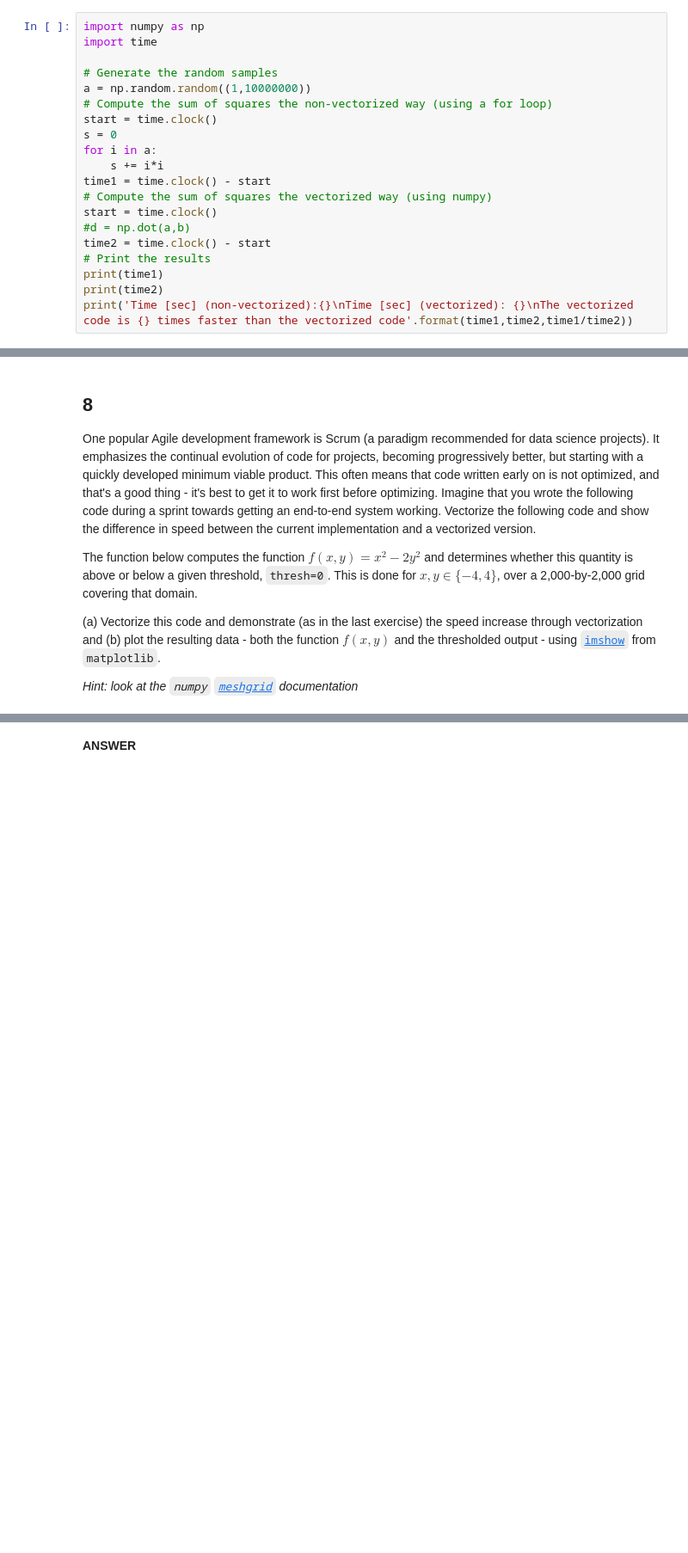
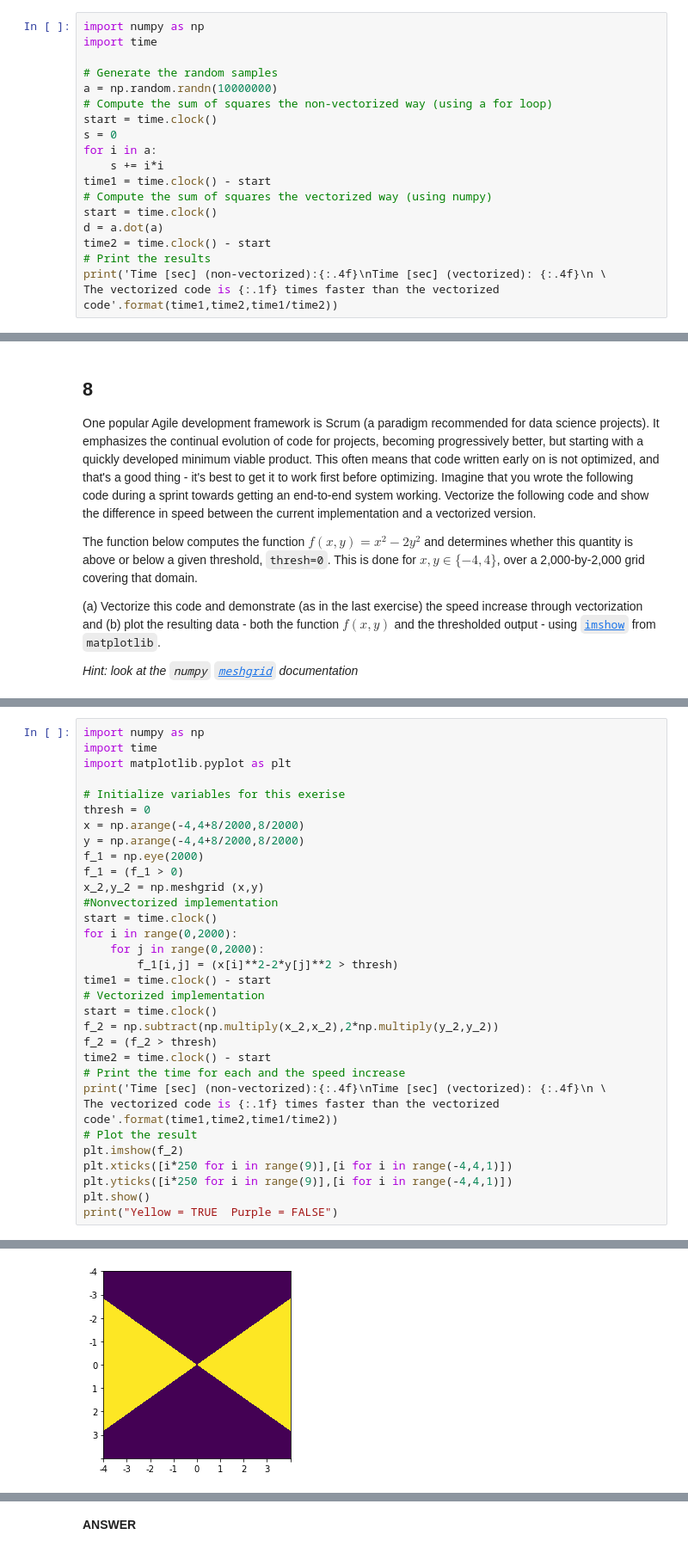
Before and after one commit to viviancsw/machine-learning-course, a Jupyter notebook: Assignment1.ipynb, the cells around one changed output, grey strips where cells are left out. Shown at 86% size. Saved outputs shown, nothing was run; the diff lists cells and outputs as text; blank space fills up the shorter version.

```diff
--- a/Assignment1.ipynb
+++ b/Assignment1.ipynb
@@ -205,7 +301,7 @@ import numpy as np
 import time
 
 # Generate the random samples
-a = np.random.random((1,10000000))
+a = np.random.randn(10000000)
 # Compute the sum of squares the non-vectorized way (using a for loop)
 start = time.clock()
 s = 0
@@ -214,10 +310,9 @@ for i in a:
 time1 = time.clock() - start
 # Compute the sum of squares the vectorized way (using numpy)
 start = time.clock()
-#d = np.dot(a,b)
+d = a.dot(a)
 time2 = time.clock() - start
 # Print the results
-print(time1)
-print(time2)
-print('Time [sec] (non-vectorized):{}\nTime [sec] (vectorized): {}\nThe vectorized code is {} times faster than the vectorized code'.format(time1,time2,time1/time2))
+print('Time [sec] (non-vectorized):{:.4f}\nTime [sec] (vectorized): {:.4f}\n \
+The vectorized code is {:.1f} times faster than the vectorized code'.format(time1,time2,time1/time2))
 # %% [output]
@@ -251,0 +331,33 @@ import matplotlib.pyplot as plt
+# %%
+import numpy as np
+import time
+import matplotlib.pyplot as plt
+
+# Initialize variables for this exerise
+thresh = 0
+x = np.arange(-4,4+8/2000,8/2000)
+y = np.arange(-4,4+8/2000,8/2000)
+f_1 = np.eye(2000)
+f_1 = (f_1 > 0)
+x_2,y_2 = np.meshgrid (x,y)
+#Nonvectorized implementation
+start = time.clock()
+for i in range(0,2000):
+    for j in range(0,2000):
+        f_1[i,j] = (x[i]**2-2*y[j]**2 > thresh)
+time1 = time.clock() - start
+# Vectorized implementation
+start = time.clock()
+f_2 = np.subtract(np.multiply(x_2,x_2),2*np.multiply(y_2,y_2))
+f_2 = (f_2 > thresh)
+time2 = time.clock() - start
+# Print the time for each and the speed increase
+print('Time [sec] (non-vectorized):{:.4f}\nTime [sec] (vectorized): {:.4f}\n \
+The vectorized code is {:.1f} times faster than the vectorized code'.format(time1,time2,time1/time2))
+# Plot the result
+plt.imshow(f_2)
+plt.xticks([i*250 for i in range(9)],[i for i in range(-4,4,1)])
+plt.yticks([i*250 for i in range(9)],[i for i in range(-4,4,1)])
+plt.show()
+print("Yellow = TRUE  Purple = FALSE")
+# %% [output]
@@ -251,0 +367 @@ import matplotlib.pyplot as plt
+[figure, added]
```
Also changed, not shown: parts of 13 cells of this notebook.
